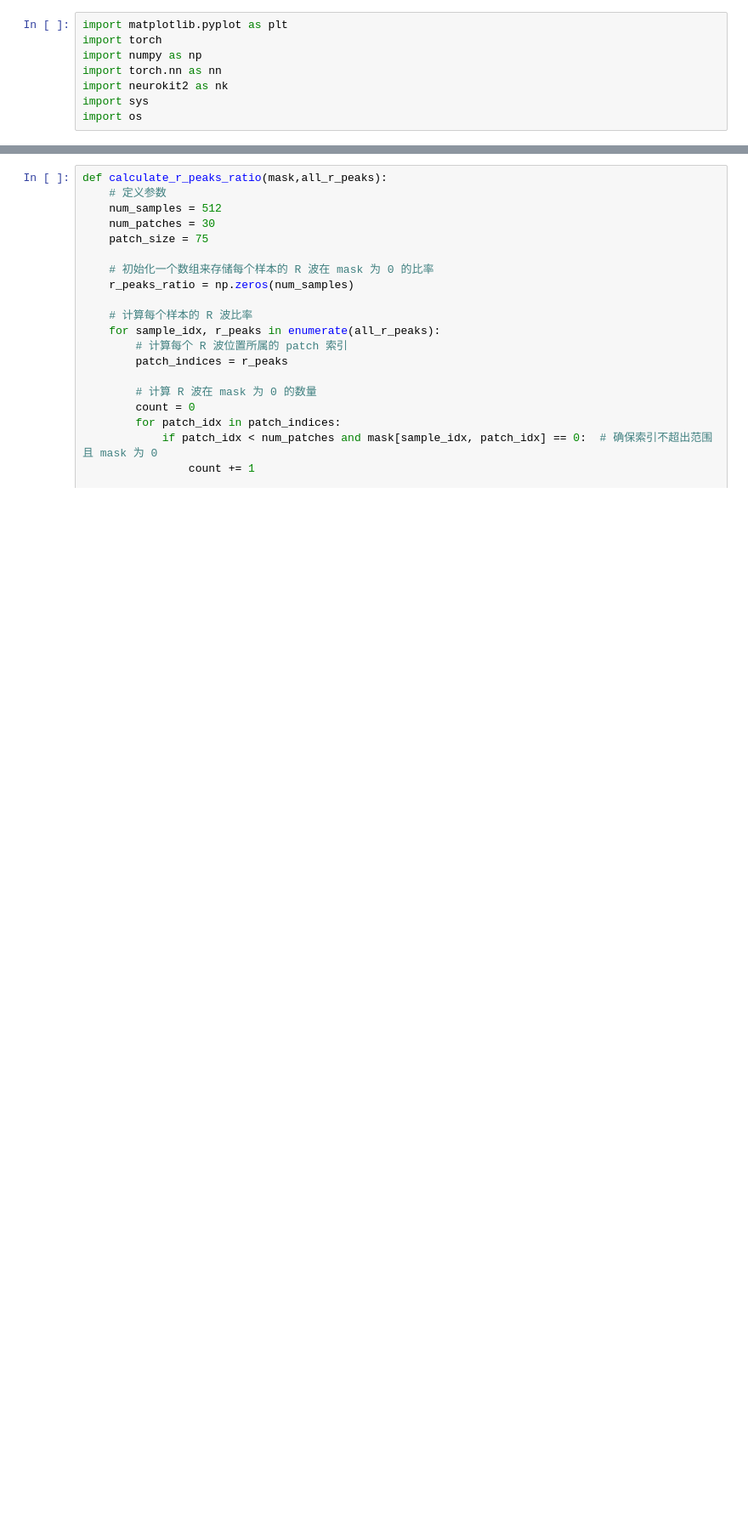
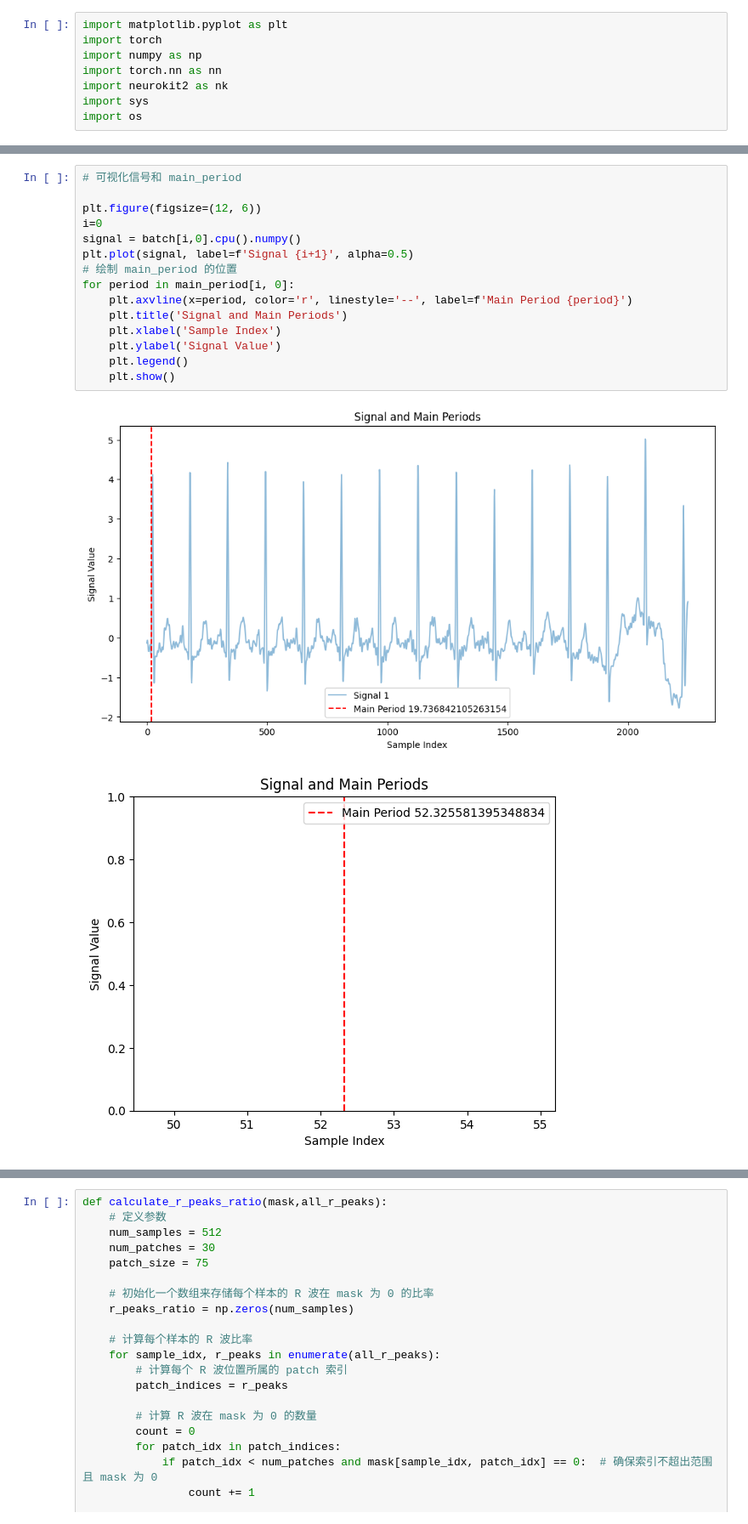
Before and after one commit to tianti1/ECGMind, a Jupyter notebook: mask.ipynb, the cells around one changed output, grey strips where cells are left out. Shown at 85% size. Cells and saved outputs as stored; diff of their text form; blank space fills up the shorter version.

```diff
--- a/mask.ipynb
+++ b/mask.ipynb
@@ -65,0 +452,18 @@ Mask Type: period
+# %%
+# 可视化信号和 main_period
+
+plt.figure(figsize=(12, 6))
+i=0
+signal = batch[i,0].cpu().numpy()
+plt.plot(signal, label=f'Signal {i+1}', alpha=0.5)
+# 绘制 main_period 的位置
+for period in main_period[i, 0]:
+    plt.axvline(x=period, color='r', linestyle='--', label=f'Main Period {period}')
+    plt.title('Signal and Main Periods')
+    plt.xlabel('Sample Index')
+    plt.ylabel('Signal Value')
+    plt.legend()
+    plt.show()
+# %% [output]
+[figure, added]
+[figure, added]
```
Also changed, not shown: parts of 29 cells of this notebook, 22 other files.
